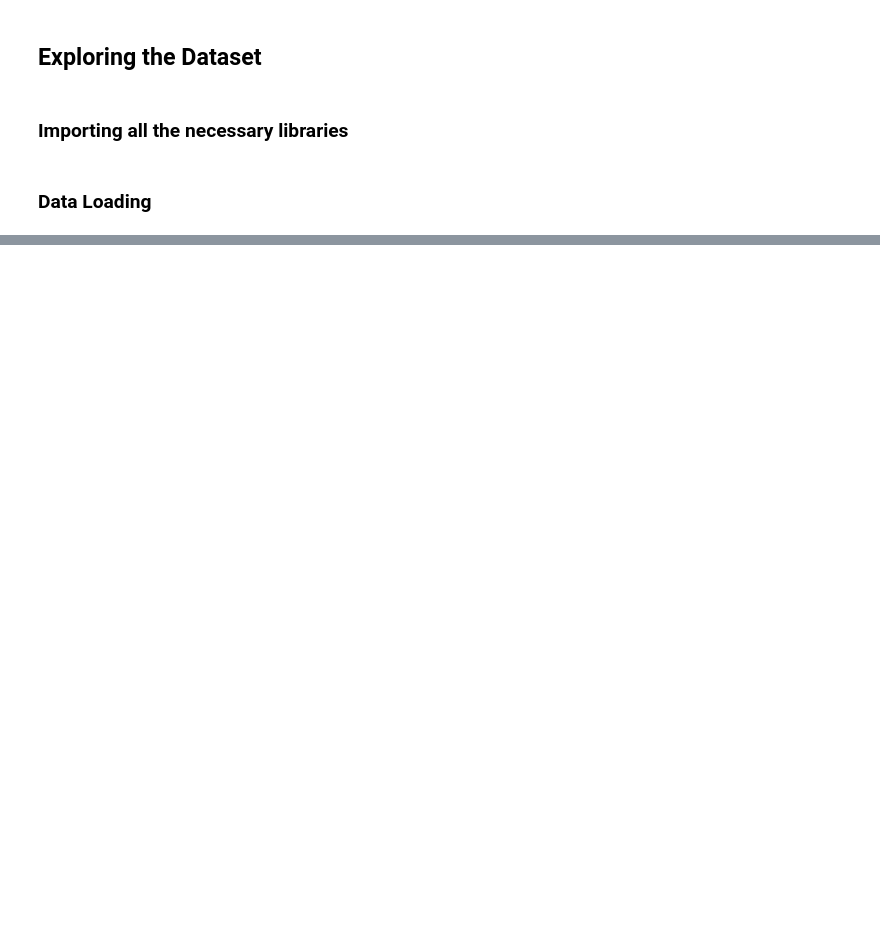
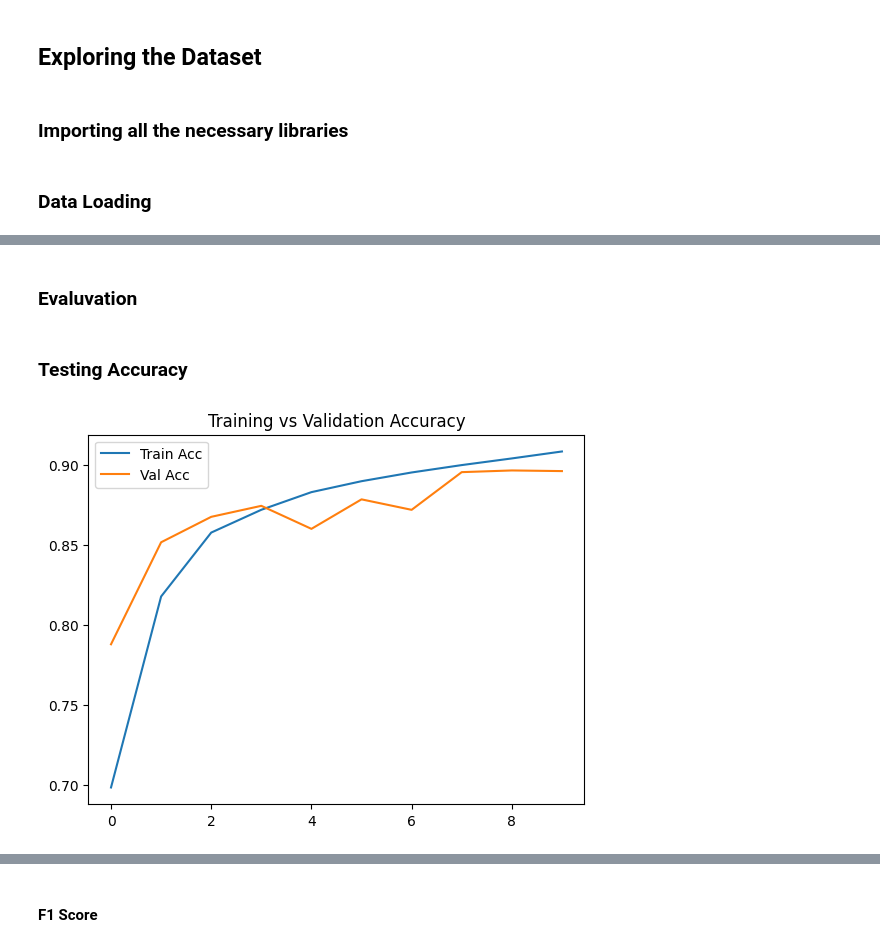
Before and after one commit to SachithJayalath/20221742_CM3604_CW_Refer, a Jupyter notebook: notebook2.ipynb, the cells around one changed output, grey strips where cells are left out. Drawn from its saved outputs; the diff is of its cells as text; code cells hidden in the pictures; blank space fills up the shorter version.

Commit message:
notebook2 model complete

```diff
--- a/notebook2.ipynb
+++ b/notebook2.ipynb
@@ -26,0 +110,4 @@ reviews.head()
+# %%
+X_train, X_test, y_train, y_test = train_test_split(
+    padded, labels, test_size=0.2, stratify=labels, random_state=42
+)
@@ -26,0 +165,21 @@ reviews.head()
+# %%
+model = Sequential([
+    Embedding(
+        input_dim=num_words,
+        output_dim=EMBEDDING_DIM,
+        weights=[embedding_matrix],
+        input_length=MAX_SEQUENCE_LENGTH,
+        trainable=False
+    ),
+    GRU(128, return_sequences=False),
+    Dropout(0.5),
+    Dense(64, activation='relu'),
+    Dropout(0.5),
+    Dense(1, activation='sigmoid')
+])
+
+model.compile(loss='binary_crossentropy',
+              optimizer='adam',
+              metrics=['accuracy'])
+
+model.summary()
@@ -26,0 +206,10 @@ reviews.head()
+# %%
+early_stop = EarlyStopping(monitor='val_loss', patience=3, restore_best_weights=True)
+
+history = model.fit(
+    X_train_seq, y_train,
+    validation_split=0.2,
+    epochs=10,
+    batch_size=128,
+    callbacks=[early_stop]
+)
@@ -26,0 +234,16 @@ reviews.head()
+# %% [markdown]
+### Evaluvation
+# %% [markdown]
+### Testing Accuracy
+# %%
+plt.plot(history.history['accuracy'], label='Train Acc')
+plt.plot(history.history['val_accuracy'], label='Val Acc')
+plt.title("Training vs Validation Accuracy")
+plt.legend()
+plt.show()
+
+# Final evaluation
+loss, accuracy = model.evaluate(X_test_seq, y_test)
+print(f"Test Accuracy: {accuracy:.4f}")
+# %% [output]
+[figure, added]
@@ -26,0 +252,2 @@ reviews.head()
+# %% [markdown]
+#### F1 Score
```
Also changed, not shown: parts of 24 cells of this notebook.
